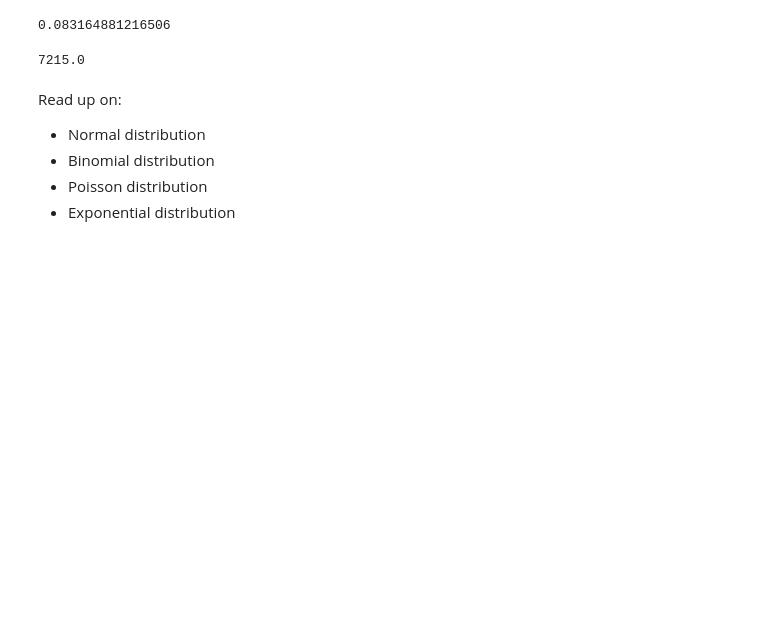
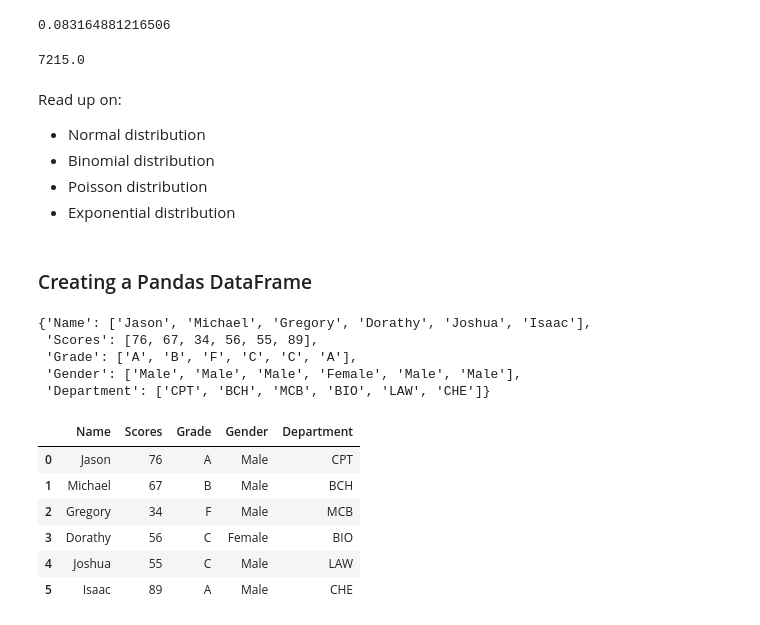
Before and after one commit to JudsonMorgan/Python-for-Data-Analyst, a Jupyter notebook: Introduction-to-Pandas.ipynb, the cells around one changed output. Saved outputs shown, nothing was run; the diff lists cells and outputs as text; code cells hidden in the pictures; blank space fills up the shorter version.

Commit message:
updated pandas notebook

```diff
--- a/Introduction-to-Pandas.ipynb
+++ b/Introduction-to-Pandas.ipynb
@@ -322,3 +322,32 @@ Read up on:
 - Binomial distribution
 - Poisson distribution
 - Exponential distribution
+# %% [markdown]
+### Creating a Pandas DataFrame
+# %%
+#creating a pandas dataframe from a dictionary of list
+
+Student_info = {"Name" : ["Jason", "Michael", "Gregory", "Dorathy", "Joshua", "Isaac"],
+                "Scores": [76, 67, 34, 56, 55, 89],
+                "Grade" : ['A', 'B', 'F', 'C', 'C', 'A'],
+                "Gender" : ['Male', "Male", "Male", "Female", "Male", "Male"],
+                "Department" : ['CPT', 'BCH', 'MCB', 'BIO', 'LAW', 'CHE']}
+Student_info
+# %% [output]
+{'Name': ['Jason', 'Michael', 'Gregory', 'Dorathy', 'Joshua', 'Isaac'],
+ 'Scores': [76, 67, 34, 56, 55, 89],
+ 'Grade': ['A', 'B', 'F', 'C', 'C', 'A'],
+ 'Gender': ['Male', 'Male', 'Male', 'Female', 'Male', 'Male'],
+ 'Department': ['CPT', 'BCH', 'MCB', 'BIO', 'LAW', 'CHE']}
+# %%
+student_df = pd.DataFrame(data = Student_info)
+
+student_df
+# %% [output]
+|  | Name | Scores | Grade | Gender | Department |
+| 0 | Jason | 76 | A | Male | CPT |
+| 1 | Michael | 67 | B | Male | BCH |
+| 2 | Gregory | 34 | F | Male | MCB |
+| 3 | Dorathy | 56 | C | Female | BIO |
+| 4 | Joshua | 55 | C | Male | LAW |
+| 5 | Isaac | 89 | A | Male | CHE |
```
Also changed, not shown: parts of 25 cells of this notebook.
